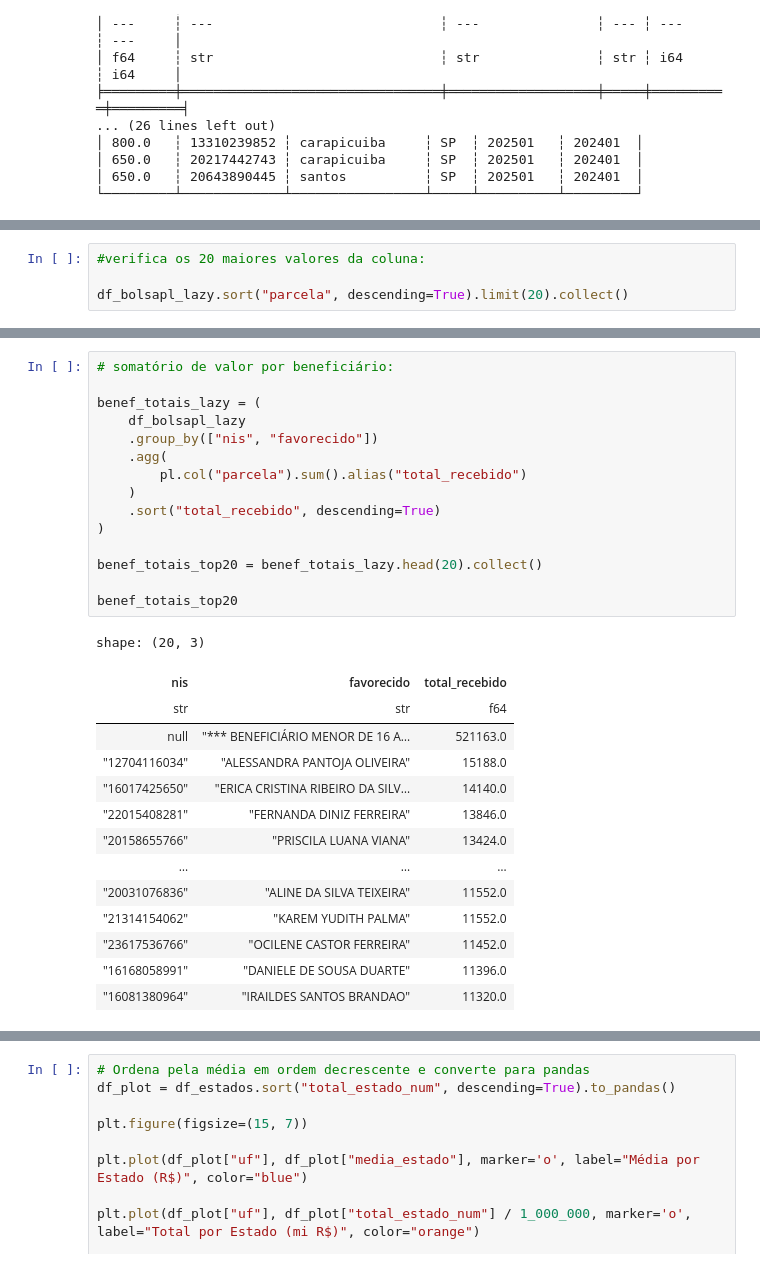
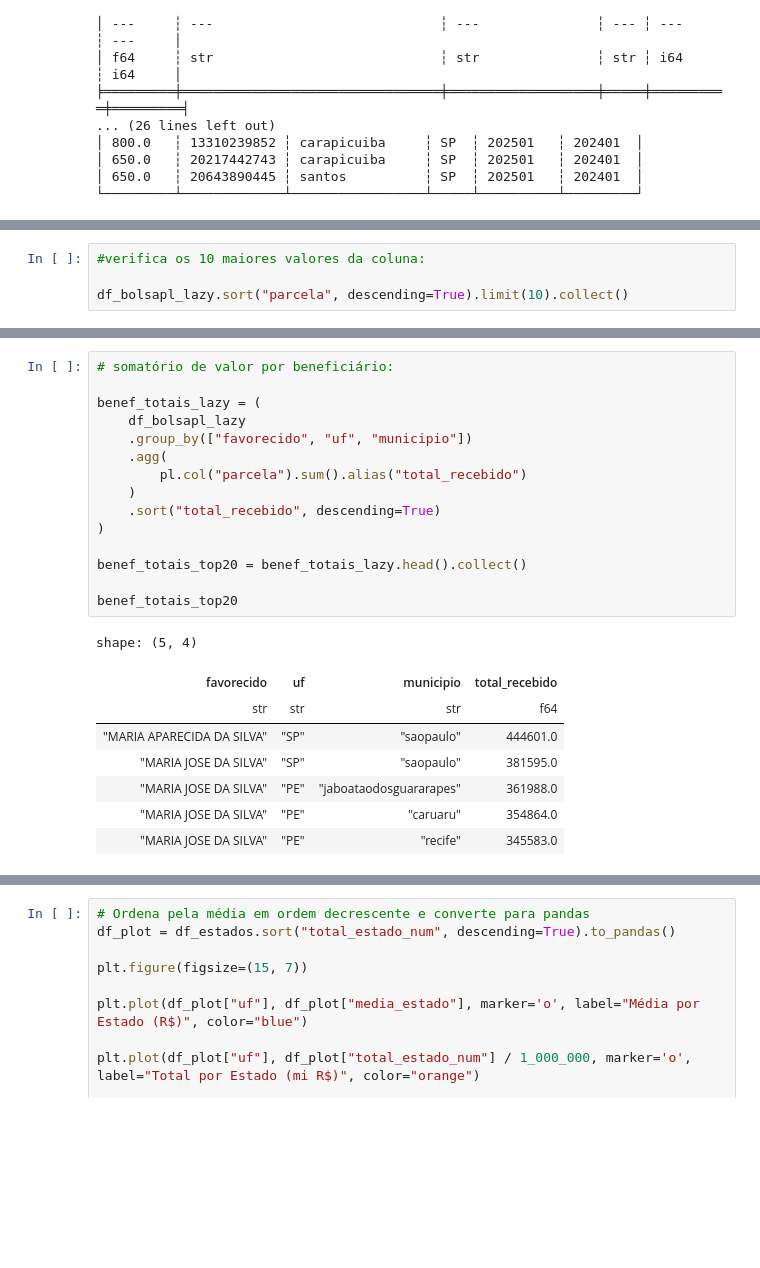
Before and after one commit to Andrerod15/treinamentos-conteudo, a Jupyter notebook: bolsafamilia.ipynb, the cells around one changed output, grey strips where cells are left out. Cells and saved outputs as stored; diff of their text form; blank space fills up the shorter version.

```diff
--- a/bolsafamilia.ipynb
+++ b/bolsafamilia.ipynb
@@ -438,7 +412,7 @@ plt.show()
 # %% [output]
 [figure]
 # %%
-#verifica os 20 maiores valores da coluna:
+#verifica os 10 maiores valores da coluna:
 
-df_bolsapl_lazy.sort("parcela", descending=True).limit(20).collect()
+df_bolsapl_lazy.sort("parcela", descending=True).limit(10).collect()
 # %% [output]
@@ -492,31 +463,25 @@ shape: (27, 2)
 # %%
 # somatório de valor por beneficiário:
 
 benef_totais_lazy = (
     df_bolsapl_lazy
-    .group_by(["nis", "favorecido"])
+    .group_by(["favorecido", "uf", "municipio"])
     .agg(
         pl.col("parcela").sum().alias("total_recebido")
     )
     .sort("total_recebido", descending=True)
 )
 
-benef_totais_top20 = benef_totais_lazy.head(20).collect()
+benef_totais_top20 = benef_totais_lazy.head().collect()
 
 benef_totais_top20
 # %% [output]
-shape: (20, 3)
+shape: (5, 4)
-| nis | favorecido | total_recebido |
-| str | str | f64 |
-| null | "*** BENEFICIÁRIO MENOR DE 16 A… | 521163.0 |
-| "12704116034" | "ALESSANDRA PANTOJA OLIVEIRA" | 15188.0 |
-| "16017425650" | "ERICA CRISTINA RIBEIRO DA SILV… | 14140.0 |
-| "22015408281" | "FERNANDA DINIZ FERREIRA" | 13846.0 |
-| "20158655766" | "PRISCILA LUANA VIANA" | 13424.0 |
-| … | … | … |
-| "20031076836" | "ALINE DA SILVA TEIXEIRA" | 11552.0 |
-| "21314154062" | "KAREM YUDITH PALMA" | 11552.0 |
-| "23617536766" | "OCILENE CASTOR FERREIRA" | 11452.0 |
-| "16168058991" | "DANIELE DE SOUSA DUARTE" | 11396.0 |
-| "16081380964" | "IRAILDES SANTOS BRANDAO" | 11320.0 |
+| favorecido | uf | municipio | total_recebido |
+| str | str | str | f64 |
+| "MARIA APARECIDA DA SILVA" | "SP" | "saopaulo" | 444601.0 |
+| "MARIA JOSE DA SILVA" | "SP" | "saopaulo" | 381595.0 |
+| "MARIA JOSE DA SILVA" | "PE" | "jaboataodosguararapes" | 361988.0 |
+| "MARIA JOSE DA SILVA" | "PE" | "caruaru" | 354864.0 |
+| "MARIA JOSE DA SILVA" | "PE" | "recife" | 345583.0 |
 # %%
```
Also changed, not shown: parts of 11 cells of this notebook.
